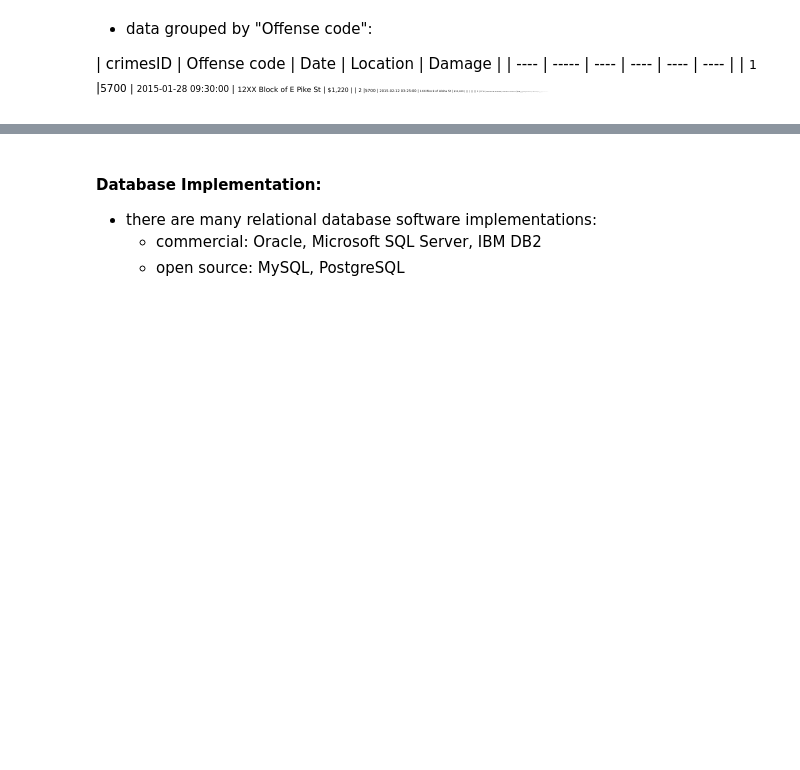
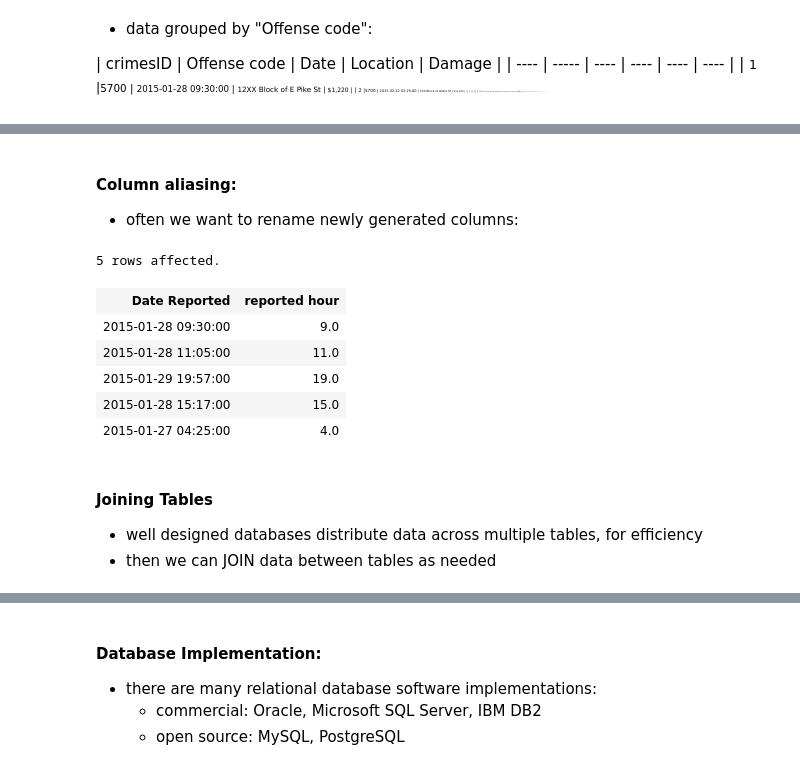
Before and after one commit to valentina-s/SQL_tutorial, a Jupyter notebook: SQLTutorial.ipynb, the cells around one changed output, grey strips where cells are left out. Drawn from its saved outputs; the diff is of its cells as text; code cells hidden in the pictures; blank space fills up the shorter version.

```diff
--- a/SQLTutorial.ipynb
+++ b/SQLTutorial.ipynb
@@ -272,0 +308,20 @@ SELECT *
+# %% [markdown]
+#### Column aliasing:
+* often we want to rename newly generated columns:
+# %%
+%%sql
+SELECT "Date Reported", date_part('hour', "Date Reported") AS "reported hour"
+FROM seattlecrimeincidents
+LIMIT 5;
+# %% [output]
+5 rows affected.
+| Date Reported | reported hour |
+| 2015-01-28 09:30:00 | 9.0 |
+| 2015-01-28 11:05:00 | 11.0 |
+| 2015-01-29 19:57:00 | 19.0 |
+| 2015-01-28 15:17:00 | 15.0 |
+| 2015-01-27 04:25:00 | 4.0 |
+# %% [markdown]
+#### Joining Tables
+* well designed databases distribute data across multiple tables, for efficiency
+* then we can JOIN data between tables as needed
```
Also changed, not shown: parts of 24 cells of this notebook, 3 other files.
